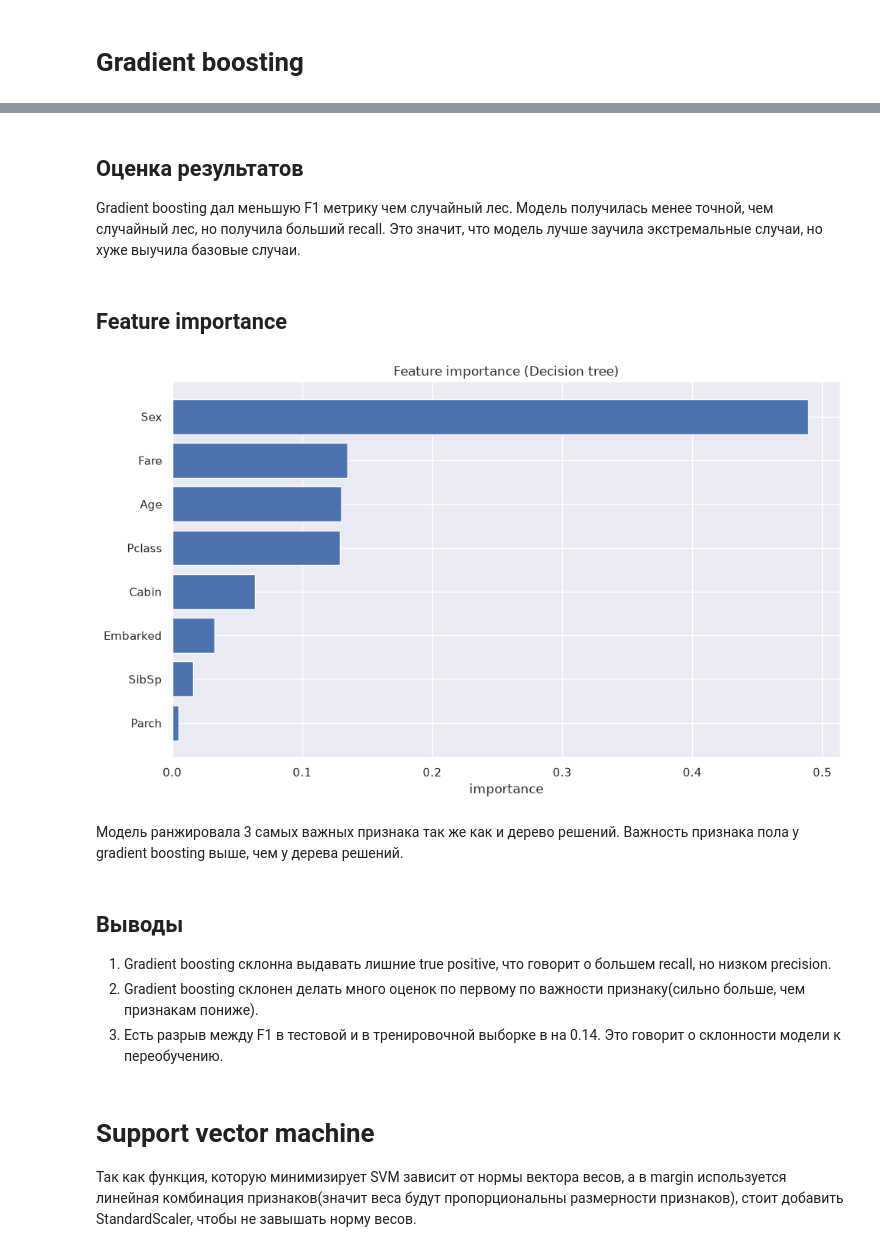
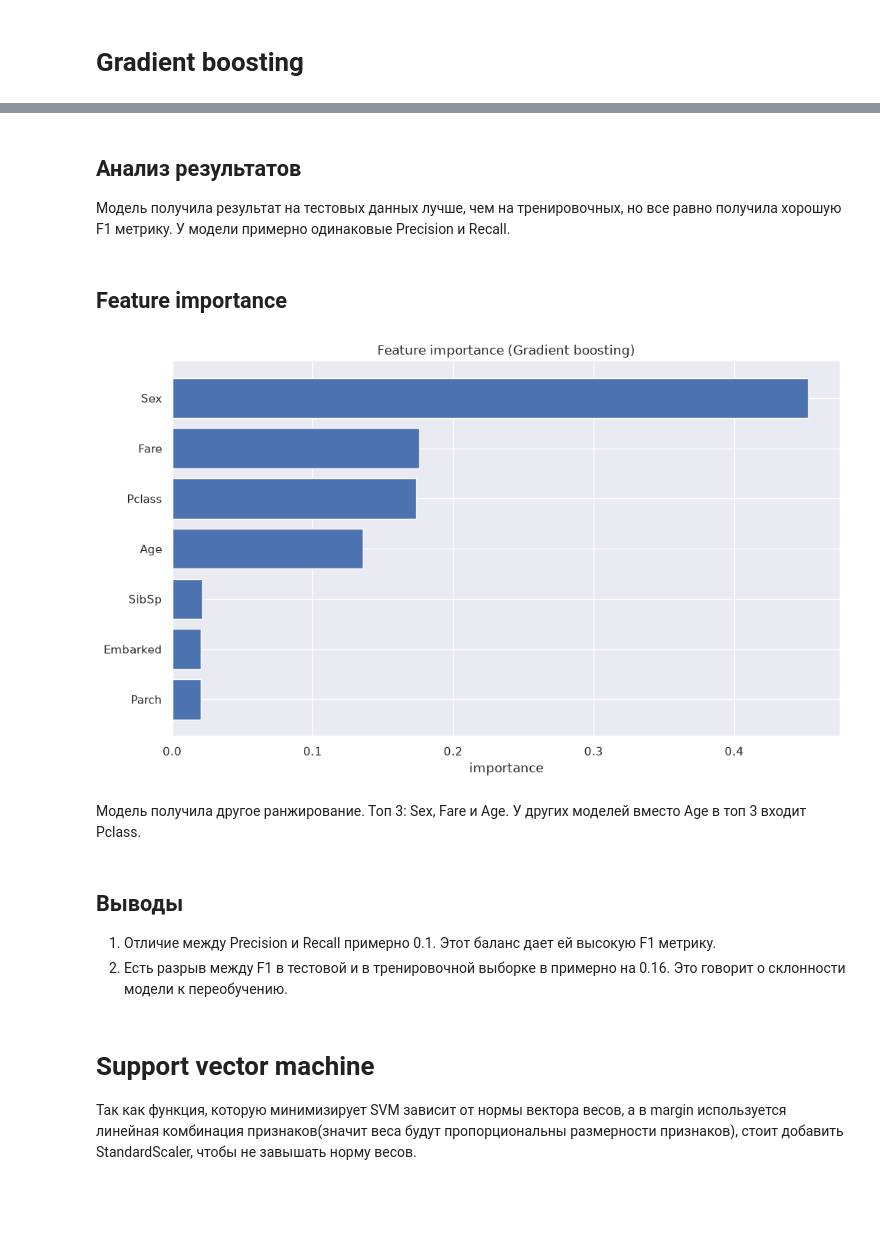
Before and after one commit to Megakret/ml_course_mai, a Jupyter notebook: classification/lab2.ipynb, the cells around one changed output, grey strips where cells are left out. Saved outputs shown, nothing was run; the diff lists cells and outputs as text; code cells hidden in the pictures; blank space fills up the shorter version.

```diff
--- a/classification/lab2.ipynb
+++ b/classification/lab2.ipynb
@@ -537,7 +424,7 @@ from sklearn.metrics import (
 random_forest = Pipeline(
     [("preprocess", preprocess),
       ("tree",
-       RandomForestClassifier(random_state=RANDOM_STATE, n_jobs=-1, max_depth=8, min_samples_leaf=8, n_estimators=300)
+       RandomForestClassifier(random_state=RANDOM_STATE, n_jobs=-1, max_depth=10, min_samples_leaf=4, n_estimators=300)
     )]
 )
 random_forest.fit(X_train, y_train)
@@ -584,7 +471,7 @@ Confusion matrix:
 Аналогично с деревом решений объединил категориальные признаки обратно.
 # %%
 # Feature importance
-cols = ["Pclass", "Sex", "Age", "SibSp", "Parch", "Fare", "Embarked", "Cabin"]
+cols = ["Pclass", "Sex", "Age", "SibSp", "Parch", "Fare", "Embarked"]
 
 prep = random_forest["preprocess"]
 tree = random_forest["tree"]
@@ -593,14 +480,13 @@ names = prep.get_feature_names_out()
 imp = pd.Series(tree.feature_importances_, index=names)
 imp.sort_values(ascending=False).round(4)
 
-RAW = ["Pclass", "Sex", "Age", "SibSp", "Parch", "Fare", "Embarked", "Cabin", "Deck"]
-ALIAS = {"Deck": "Cabin"}
+RAW = ["Pclass", "Sex", "Age", "SibSp", "Parch", "Fare", "Embarked"]
 
 def source(name):
     base = name.split("__", 1)[1]
     for c in RAW:
         if base == c or base.startswith(c + "_"):
-            return ALIAS.get(c, c)
+            return c
     return base
 
 grouped = imp.groupby(imp.index.map(source)).sum().sort_values(ascending=True)
@@ -608,7 +494,7 @@ grouped.round(4)
 
 plt.figure(figsize=(10, 6))
 plt.barh(grouped.index, grouped.values)
-plt.title("Feature importance (Decision tree)")
+plt.title("Feature importance (Random forest)")
 plt.xlabel("importance")
 plt.tight_layout()
 # %% [output]
@@ -632,16 +517,16 @@ from sklearn.model_selection import GridSearchCV, StratifiedKFold
 gradient_boosting = Pipeline(
     [("preprocess", preprocess),
       ("tree",
-       GradientBoostingClassifier(random_state=RANDOM_STATE, learning_rate=0.05)
+       GradientBoostingClassifier(random_state=RANDOM_STATE, learning_rate=0.1)
     )]
 )
 
-cv = StratifiedKFold(n_splits=10,shuffle=True, random_state=RANDOM_STATE)
+cv = StratifiedKFold(n_splits=5,shuffle=True, random_state=RANDOM_STATE)
 grid = GridSearchCV(
     gradient_boosting,
     {"tree__max_depth": [6, 8, 10],
-     "tree__min_samples_leaf": [8, 16, 32],
-     "tree__n_estimators": [100, 300, 500]},
+     "tree__min_samples_leaf": [16, 32, 50, 64],
+     "tree__n_estimators": [100, 300, 400, 500]},
     scoring="f1", cv=cv, n_jobs=-1, verbose=2
 )
 grid.fit(X_train, y_train)
@@ -675,7 +560,7 @@ from sklearn.metrics import (
 gradient_boosting = Pipeline(
     [("preprocess", preprocess),
       ("tree",
-       GradientBoostingClassifier(random_state=RANDOM_STATE, learning_rate=0.05, max_depth=10, min_samples_leaf=32, n_estimators=100)
+       GradientBoostingClassifier(random_state=RANDOM_STATE, learning_rate=0.1, max_depth=6, min_samples_leaf=50, n_estimators=300)
     )]
 )
 gradient_boosting.fit(X_train, y_train)
@@ -717,46 +602,44 @@ Confusion matrix:
 # %% [markdown]
-## Оценка результатов
-Gradient boosting дал меньшую F1 метрику чем случайный лес. Модель получилась менее точной, чем случайный лес, но получила больший recall. Это значит, что модель лучше заучила экстремальные случаи, но хуже выучила базовые случаи.
+## Анализ результатов
+Модель получила результат на тестовых данных лучше, чем на тренировочных, но все равно получила хорошую F1 метрику. У модели примерно одинаковые Precision и Recall.
 # %% [markdown]
 ## Feature importance
 # %%
 # Feature importance
-cols = ["Pclass", "Sex", "Age", "SibSp", "Parch", "Fare", "Embarked", "Cabin"]
+cols = ["Pclass", "Sex", "Age", "SibSp", "Parch", "Fare", "Embarked"]
 
 prep = gradient_boosting["preprocess"]
 tree = gradient_boosting["tree"]
 
 names = prep.get_feature_names_out()
 imp = pd.Series(tree.feature_importances_, index=names)
 imp.sort_values(ascending=False).round(4)
 
-RAW = ["Pclass", "Sex", "Age", "SibSp", "Parch", "Fare", "Embarked", "Cabin", "Deck"]
-ALIAS = {"Deck": "Cabin"}
+RAW = ["Pclass", "Sex", "Age", "SibSp", "Parch", "Fare", "Embarked"]
 
 def source(name):
     base = name.split("__", 1)[1]
     for c in RAW:
         if base == c or base.startswith(c + "_"):
-            return ALIAS.get(c, c)
+            return c
     return base
 
 grouped = imp.groupby(imp.index.map(source)).sum().sort_values(ascending=True)
 grouped.round(4)
 
 plt.figure(figsize=(10, 6))
 plt.barh(grouped.index, grouped.values)
-plt.title("Feature importance (Decision tree)")
+plt.title("Feature importance (Gradient boosting)")
 plt.xlabel("importance")
 plt.tight_layout()
 # %% [output]
-[figure, old version]
+[figure, new version]
 # %% [markdown]
-Модель ранжировала 3 самых важных признака так же как и дерево решений. Важность признака пола у gradient boosting выше, чем у дерева решений.
+Модель получила другое ранжирование. Топ 3: Sex, Fare и Age. У других моделей вместо Age в топ 3 входит Pclass.
 # %% [markdown]
 ## Выводы
-1. Gradient boosting склонна выдавать лишние true positive, что говорит о большем recall, но низком precision.
-2. Gradient boosting склонен делать много оценок по первому по важности признаку(сильно больше, чем признакам пониже).
-3. Есть разрыв между F1 в тестовой и в тренировочной выборке в на 0.14. Это говорит о склонности модели к переобучению.
+1. Отличие между Precision и Recall примерно 0.1. Этот баланс дает ей высокую F1 метрику.
+2. Есть разрыв между F1 в тестовой и в тренировочной выборке в примерно на 0.16. Это говорит о склонности модели к переобучению.
 # %% [markdown]
 # Support vector machine
 Так как функция, которую минимизирует SVM зависит от нормы вектора весов, а в margin используется линейная комбинация признаков(значит веса будут пропорциональны размерности признаков), стоит добавить StandardScaler, чтобы не завышать норму весов.
```
Also changed, not shown: parts of 46 cells of this notebook, 1 other file.
